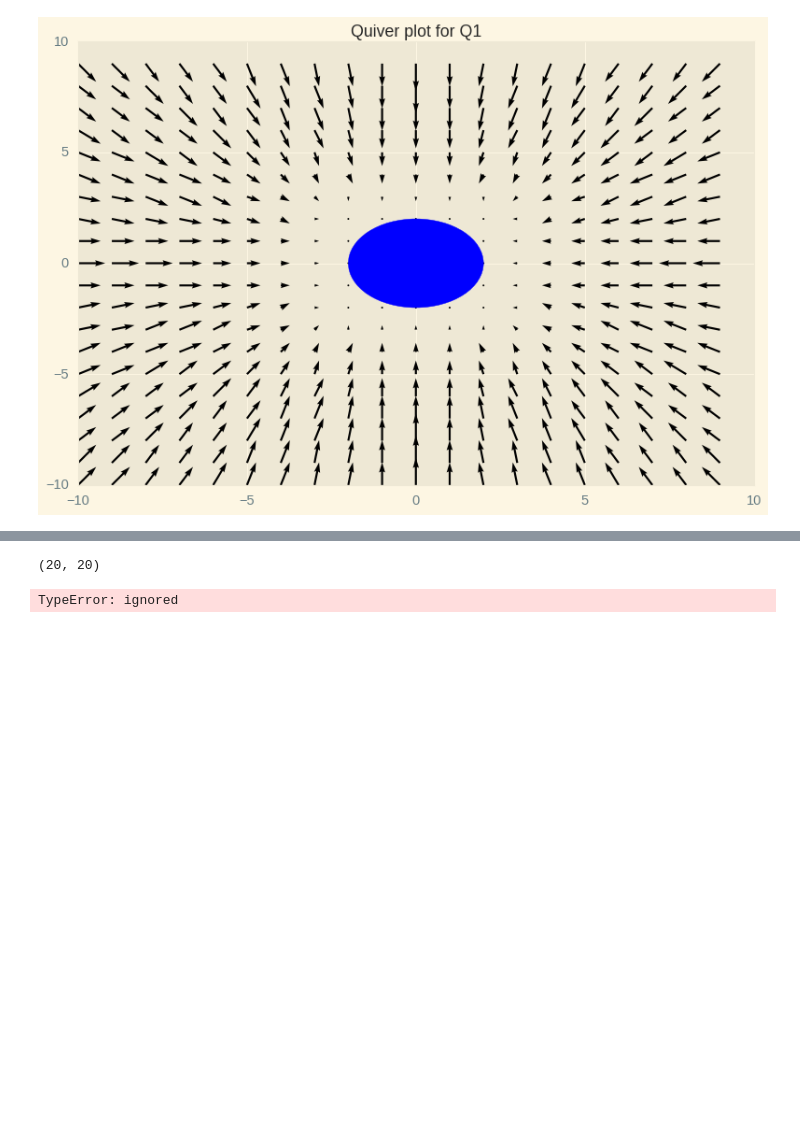
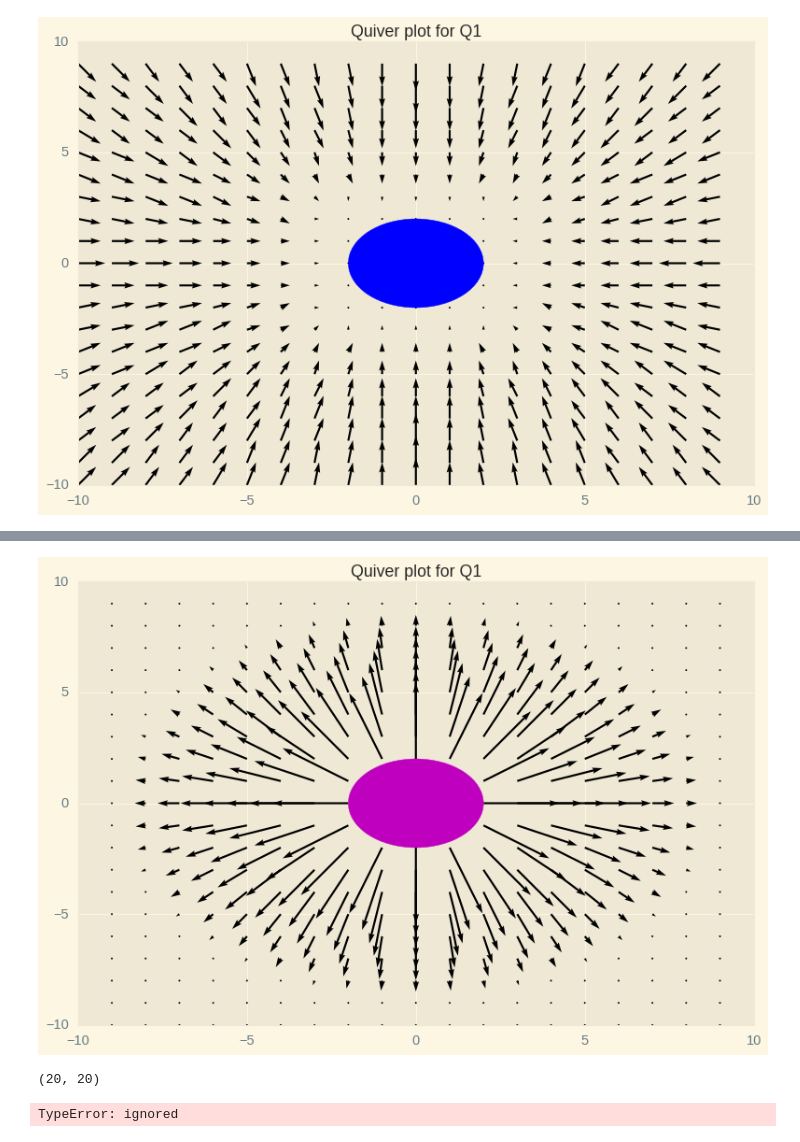
Before and after one commit to AslanDevbrat/Robotics, a Jupyter notebook: Robo_assign1.ipynb, the cells around one changed output, grey strips where cells are left out. Cells and saved outputs as stored; diff of their text form; code cells hidden in the pictures; blank space fills up the shorter version.

```diff
--- a/Robo_assign1.ipynb
+++ b/Robo_assign1.ipynb
@@ -297,7 +294,39 @@ plt.show()
-# %%
-delx.shape
-# %% [output]
-(20, 20)
+# %%
+x = np.arange(-10,10,1)
+y = np.arange(-10,10,1)
+
+X, Y = np.meshgrid(x,y)
+delx = np.zeros_like(X)
+dely = np.zeros_like(Y)
+s = 7
+r=2
+for i in range(len(x)):
+  for j in range(len(y)):
+
+    d= np.sqrt(X[i][j]**2 + Y[i][j]**2)
+    #print(f"{i} and {j}")
+    theta = np.arctan2(Y[i][j],X[i][j])
+    if d< 2:
+      delx[i][j] = np.sign(np.cos(theta))
+      dely[i][j] = np.sign(np.cos(theta))
+    elif d>r+s:
+      delx[i][j] = 0
+      dely[i][j] = 0
+    else:
+      delx[i][j] = 50 *(s+r-d)* np.cos(theta)
+      dely[i][j] = 50 * (s+r-d)*  np.sin(theta)
+
+fig, ax = plt.subplots()
+ax.quiver(X, Y, delx, dely)
+ax.add_patch(plt.Circle((0, 0), 2, color='m'))
+ax.set_title('Quiver plot for Q1')
+plt.show()
+# %% [output]
+[figure, added]
+# %%
+-np.sign(np.cos(theta))
+# %% [output]
+(20, 20)
 # %%
 dely.shape()
 # %% [output]
```
Also changed, not shown: parts of 1 cell of this notebook.
